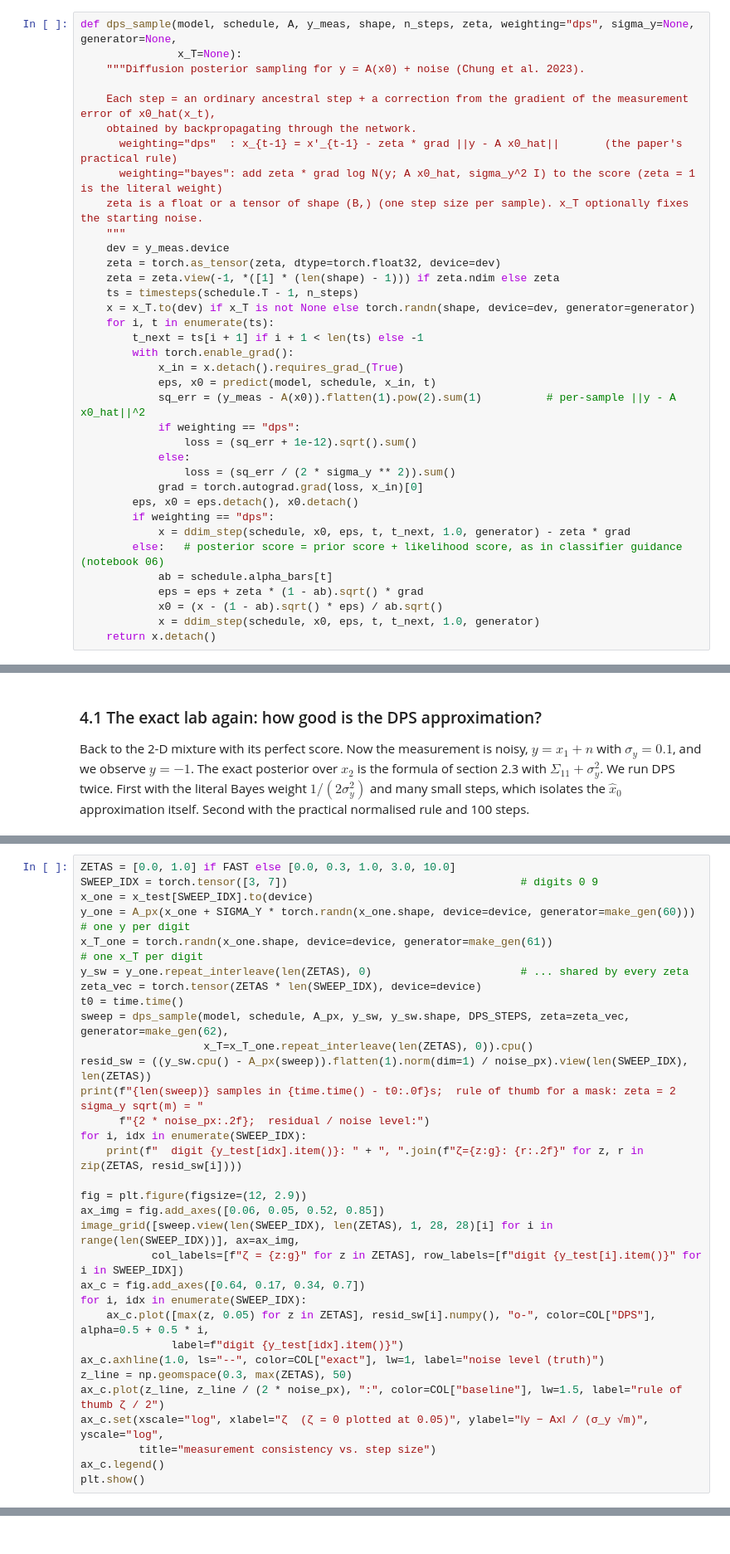
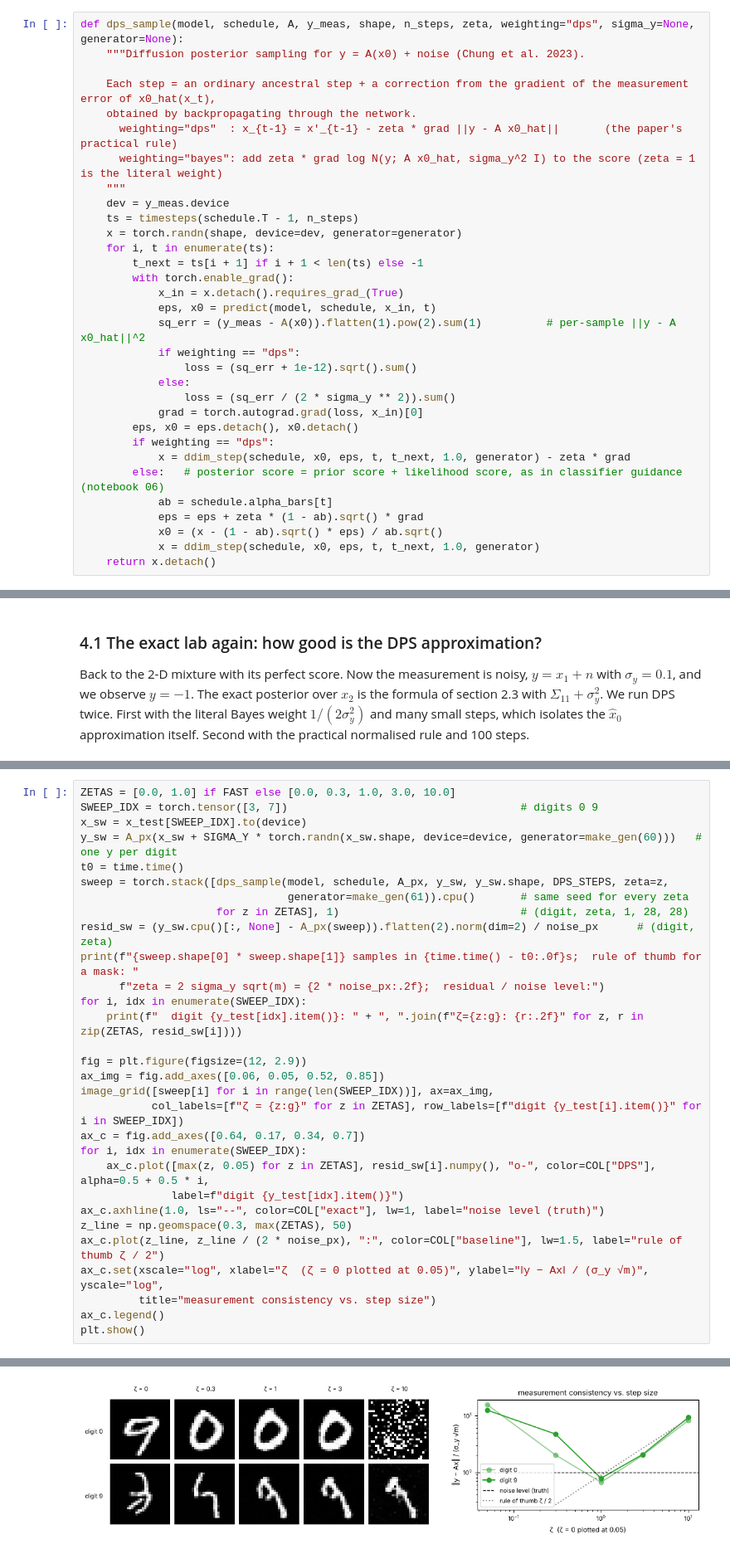
Before and after one commit to johnschwarcz/CognitiveGridworld, a Jupyter notebook: diffusion_tutorial/07_applications.ipynb, the cells around one changed output, grey strips where cells are left out. Shown at 83% size. Drawn from its saved outputs; the diff is of its cells as text.

```diff
--- a/diffusion_tutorial/07_applications.ipynb
+++ b/diffusion_tutorial/07_applications.ipynb
@@ -860,21 +924,17 @@ $x_t$ after each step so the graph does not grow across steps. Use a *per-sample
 gives per-sample gradients because the U-Net treats batch elements independently; it uses GroupNorm, not BatchNorm).
 The gradient of $\|r\|$ is undefined at $r=0$, so add a tiny $\varepsilon$ inside the square root.
 # %%
-def dps_sample(model, schedule, A, y_meas, shape, n_steps, zeta, weighting="dps", sigma_y=None, generator=None,
-               x_T=None):
+def dps_sample(model, schedule, A, y_meas, shape, n_steps, zeta, weighting="dps", sigma_y=None, generator=None):
     """Diffusion posterior sampling for y = A(x0) + noise (Chung et al. 2023).
 
     Each step = an ordinary ancestral step + a correction from the gradient of the measurement error of x0_hat(x_t),
     obtained by backpropagating through the network.
       weighting="dps"  : x_{t-1} = x'_{t-1} - zeta * grad ||y - A x0_hat||       (the paper's practical rule)
       weighting="bayes": add zeta * grad log N(y; A x0_hat, sigma_y^2 I) to the score (zeta = 1 is the literal weight)
-    zeta is a float or a tensor of shape (B,) (one step size per sample). x_T optionally fixes the starting noise.
     """
     dev = y_meas.device
-    zeta = torch.as_tensor(zeta, dtype=torch.float32, device=dev)
-    zeta = zeta.view(-1, *([1] * (len(shape) - 1))) if zeta.ndim else zeta
     ts = timesteps(schedule.T - 1, n_steps)
-    x = x_T.to(dev) if x_T is not None else torch.randn(shape, device=dev, generator=generator)
+    x = torch.randn(shape, device=dev, generator=generator)
     for i, t in enumerate(ts):
         t_next = ts[i + 1] if i + 1 < len(ts) else -1
         with torch.enable_grad():
@@ -1111,23 +1194,21 @@ residual of about $\zeta/2$.
 # %%
 ZETAS = [0.0, 1.0] if FAST else [0.0, 0.3, 1.0, 3.0, 10.0]
 SWEEP_IDX = torch.tensor([3, 7])                                    # digits 0 9
-x_one = x_test[SWEEP_IDX].to(device)
-y_one = A_px(x_one + SIGMA_Y * torch.randn(x_one.shape, device=device, generator=make_gen(60)))  # one y per digit
-x_T_one = torch.randn(x_one.shape, device=device, generator=make_gen(61))                         # one x_T per digit
-y_sw = y_one.repeat_interleave(len(ZETAS), 0)                       # ... shared by every zeta
-zeta_vec = torch.tensor(ZETAS * len(SWEEP_IDX), device=device)
+x_sw = x_test[SWEEP_IDX].to(device)
+y_sw = A_px(x_sw + SIGMA_Y * torch.randn(x_sw.shape, device=device, generator=make_gen(60)))   # one y per digit
 t0 = time.time()
-sweep = dps_sample(model, schedule, A_px, y_sw, y_sw.shape, DPS_STEPS, zeta=zeta_vec, generator=make_gen(62),
-                   x_T=x_T_one.repeat_interleave(len(ZETAS), 0)).cpu()
-resid_sw = ((y_sw.cpu() - A_px(sweep)).flatten(1).norm(dim=1) / noise_px).view(len(SWEEP_IDX), len(ZETAS))
-print(f"{len(sweep)} samples in {time.time() - t0:.0f}s;  rule of thumb for a mask: zeta = 2 sigma_y sqrt(m) = "
-      f"{2 * noise_px:.2f};  residual / noise level:")
+sweep = torch.stack([dps_sample(model, schedule, A_px, y_sw, y_sw.shape, DPS_STEPS, zeta=z,
+                                generator=make_gen(61)).cpu()       # same seed for every zeta
+                     for z in ZETAS], 1)                            # (digit, zeta, 1, 28, 28)
+resid_sw = (y_sw.cpu()[:, None] - A_px(sweep)).flatten(2).norm(dim=2) / noise_px      # (digit, zeta)
+print(f"{sweep.shape[0] * sweep.shape[1]} samples in {time.time() - t0:.0f}s;  rule of thumb for a mask: "
+      f"zeta = 2 sigma_y sqrt(m) = {2 * noise_px:.2f};  residual / noise level:")
 for i, idx in enumerate(SWEEP_IDX):
     print(f"  digit {y_test[idx].item()}: " + ", ".join(f"ζ={z:g}: {r:.2f}" for z, r in zip(ZETAS, resid_sw[i])))
 
 fig = plt.figure(figsize=(12, 2.9))
 ax_img = fig.add_axes([0.06, 0.05, 0.52, 0.85])
-image_grid([sweep.view(len(SWEEP_IDX), len(ZETAS), 1, 28, 28)[i] for i in range(len(SWEEP_IDX))], ax=ax_img,
+image_grid([sweep[i] for i in range(len(SWEEP_IDX))], ax=ax_img,
            col_labels=[f"ζ = {z:g}" for z in ZETAS], row_labels=[f"digit {y_test[i].item()}" for i in SWEEP_IDX])
 ax_c = fig.add_axes([0.64, 0.17, 0.34, 0.7])
 for i, idx in enumerate(SWEEP_IDX):
@@ -1140,3 +1221,4 @@ ax_c.set(xscale="log", xlabel="ζ  (ζ = 0 plotted at 0.05)", ylabel="‖y − A
          title="measurement consistency vs. step size")
 ax_c.legend()
 plt.show()
+# %% [output]
@@ -1143,3 +1228,4 @@ plt.show()
+[figure, added]
 # %% [markdown]
 With $\zeta=0$ DPS is plain unconditional sampling: some digit, unrelated to $y$, with a residual far above the noise
 level. Too small a $\zeta$ is not enough to pull the sample to the measurement. A moderate $\zeta$, near the rule of
```
Also changed, not shown: parts of 31 cells of this notebook, 6 other files.
